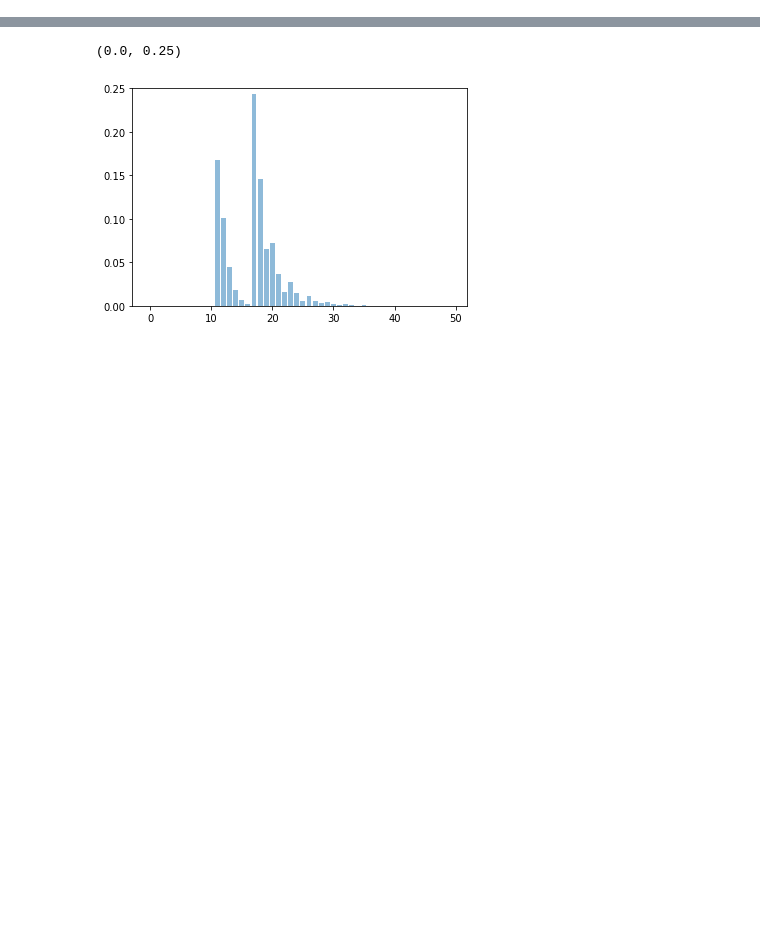
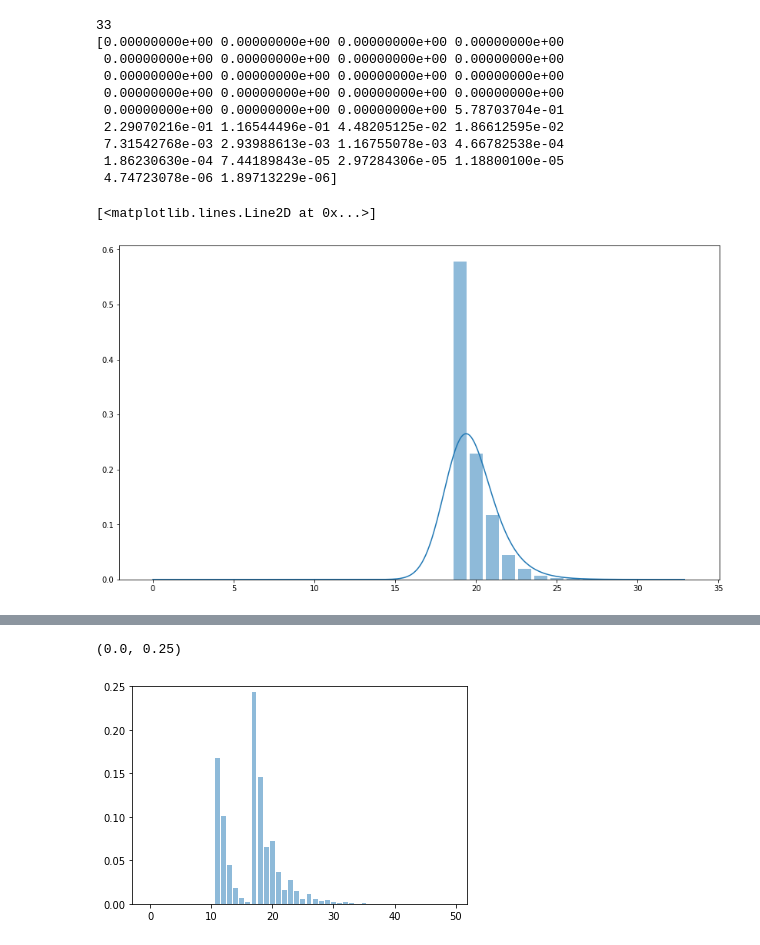
Before and after one commit to yannikschnitzer/prism, a Jupyter notebook: prism/distr.ipynb, the cells around one changed output, grey strips where cells are left out. Cells and saved outputs as stored; diff of their text form; code cells hidden in the pictures; blank space fills up the shorter version.

```diff
--- a/prism/distr.ipynb
+++ b/prism/distr.ipynb
@@ -34 +34,32 @@ plt.plot(range, kernel(range))
+# %%
+dist = pd.read_csv('distr.csv')
+#dist.head(10)
+rx = dist['r'].to_numpy()
+rp = dist['p'].to_numpy()
+n = np.max(np.where(rp > 1e-6))
+rx = rx[0:n+1]
+rp = rp[0:n+1]
+print(n)
+print(rp.flatten())
+distr = scipy.stats.rv_discrete(values=(rx, rp))
+# h = plt.bar(rx, rp, alpha=0.5)
+plt.figure(figsize=(14,8))
+h = plt.bar(rx, distr.pmf(rx), alpha=0.5)
+kernel = scipy.stats.gaussian_kde(rx, weights=rp)
+range = np.arange(0, n, 0.1)
+plt.plot(range, kernel(range))
+# plt.fill_between(range, kernel(range))
+# %% [output]
+33
+[0.00000000e+00 0.00000000e+00 0.00000000e+00 0.00000000e+00
+ 0.00000000e+00 0.00000000e+00 0.00000000e+00 0.00000000e+00
+ 0.00000000e+00 0.00000000e+00 0.00000000e+00 0.00000000e+00
+ 0.00000000e+00 0.00000000e+00 0.00000000e+00 0.00000000e+00
+ 0.00000000e+00 0.00000000e+00 0.00000000e+00 5.78703704e-01
+ 2.29070216e-01 1.16544496e-01 4.48205125e-02 1.86612595e-02
+ 7.31542768e-03 2.93988613e-03 1.16755078e-03 4.66782538e-04
+ 1.86230630e-04 7.44189843e-05 2.97284306e-05 1.18800100e-05
+ 4.74723078e-06 1.89713229e-06]
+[<matplotlib.lines.Line2D at 0x...>]
+[figure, added]
 # %%
```
Also changed, not shown: parts of 5 cells of this notebook, 7 other files.
